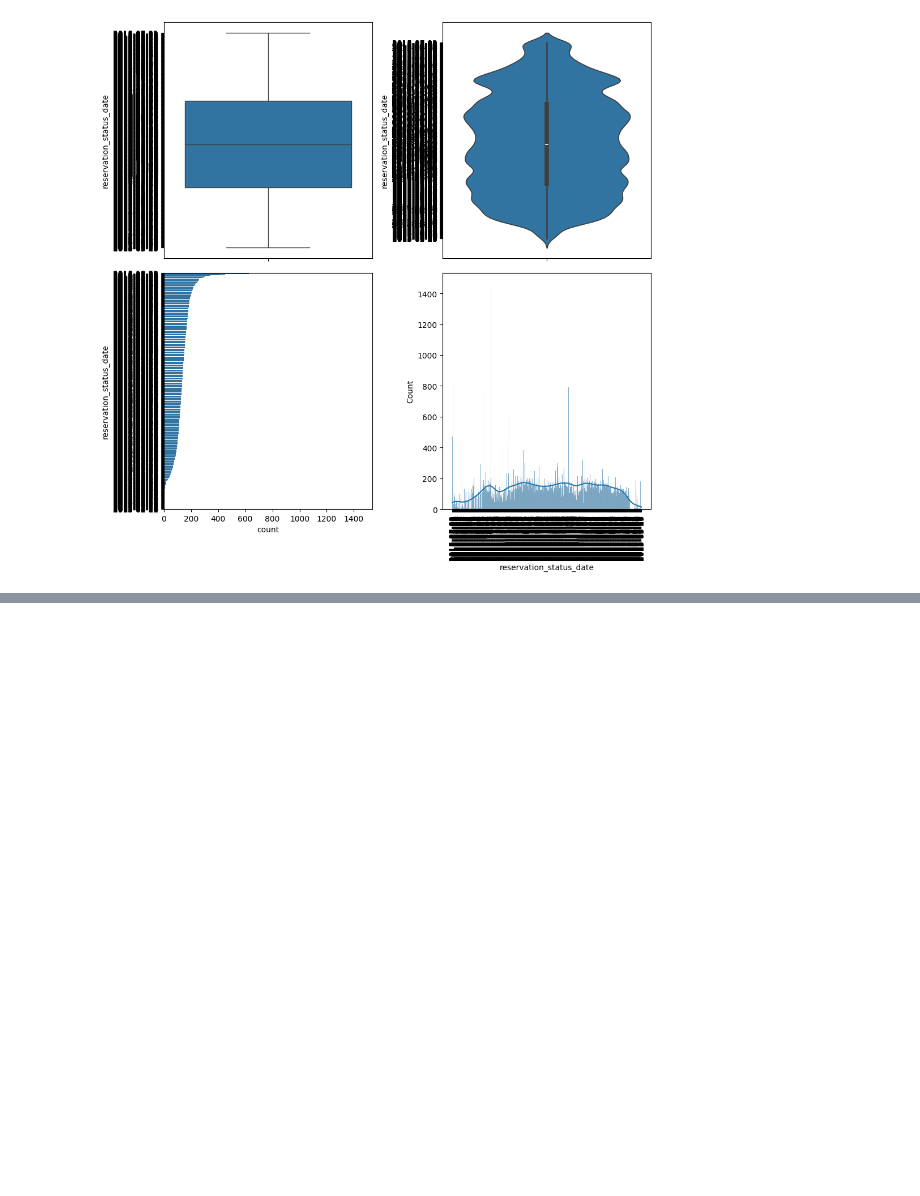
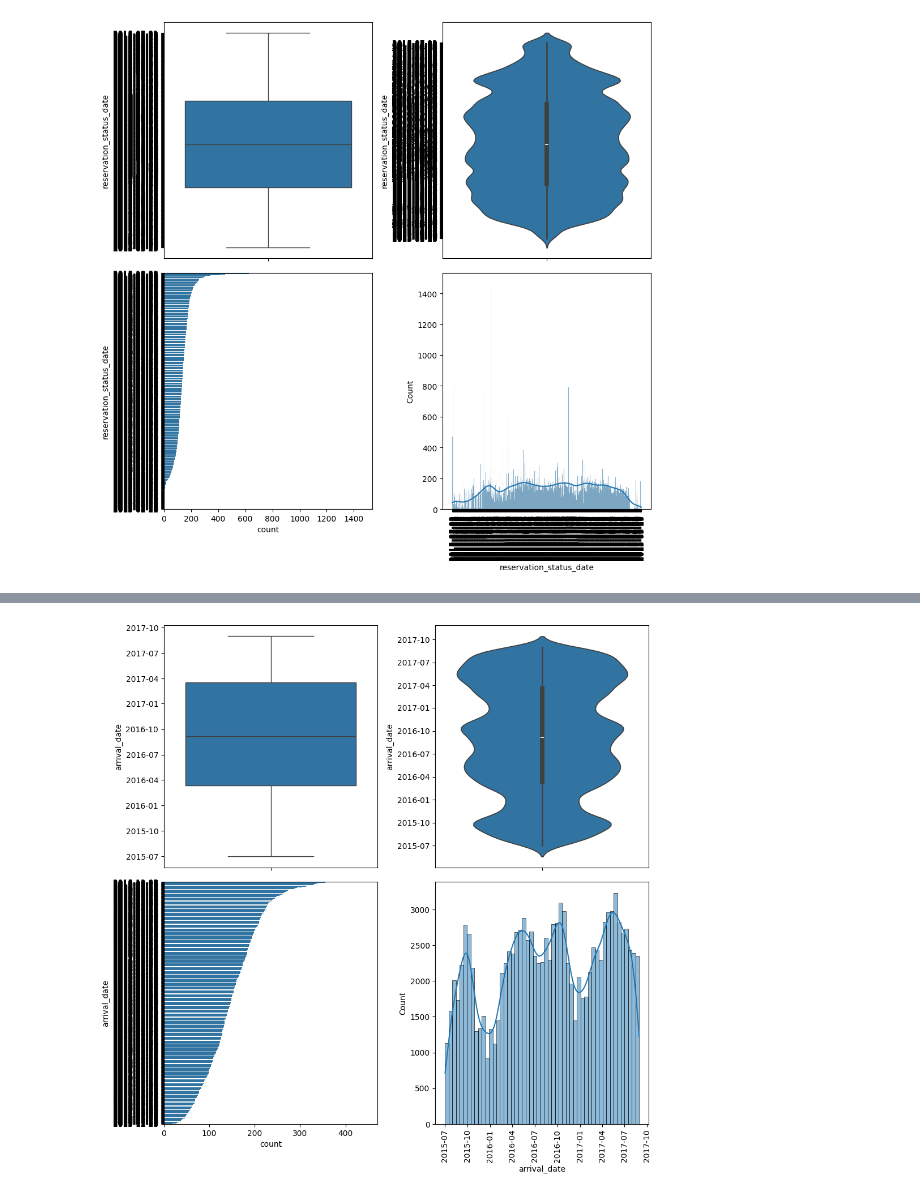
Before and after one commit to ovieimara/ITNPBD4, a Jupyter notebook: ITNPBD4_Assignment.ipynb, the cells around one changed output, grey strips where cells are left out. Saved outputs shown, nothing was run; the diff lists cells and outputs as text; code cells hidden in the pictures; blank space fills up the shorter version.

```diff
--- a/ITNPBD4_Assignment.ipynb
+++ b/ITNPBD4_Assignment.ipynb
@@ -222,0 +238,7 @@ plot_country_distribution(hotel_booking_df, "country")
+# %%
+#create a new column from the arrival_date_day_of_month, arrival_date_month, arrival_date_year columns
+hotel_booking_df['arrival_date'] = pd.to_datetime(hotel_booking_df['arrival_date_day_of_month'].astype(str) + '-' + hotel_booking_df['arrival_date_month'].astype(str) + '-' + hotel_booking_df['arrival_date_year'].astype(str), format='%d-%B-%Y')
+# hotel_booking_df['arrival_date']
+create_plots(hotel_booking_df, "arrival_date")
+# %% [output]
+[figure, added]
```
Also changed, not shown: parts of 1 cell of this notebook.
